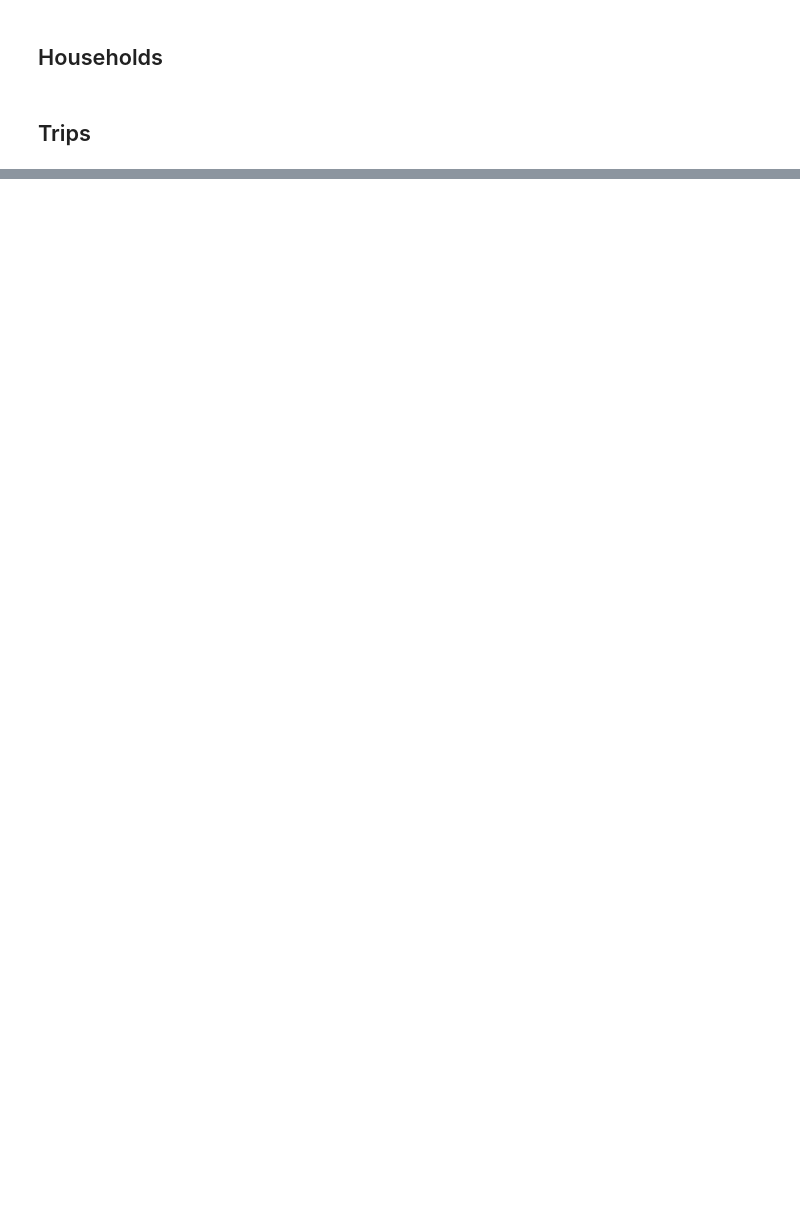
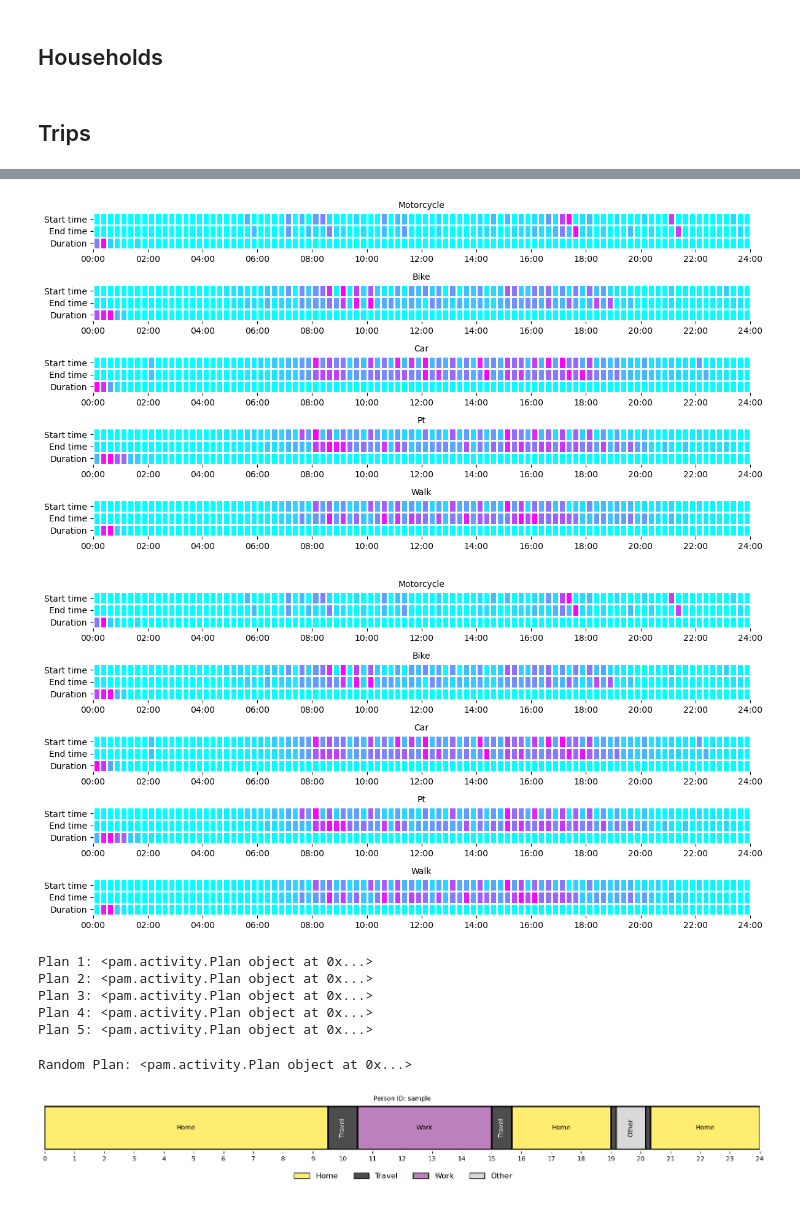
Before and after one commit to Urban-Analytics-Technology-Platform/acbm, a Jupyter notebook: notebooks/sandbox_exploring_pam.ipynb, the cells around one changed output, grey strips where cells are left out. Drawn from its saved outputs; the diff is of its cells as text; code cells hidden in the pictures; blank space fills up the shorter version.

```diff
--- a/notebooks/sandbox_exploring_pam.ipynb
+++ b/notebooks/sandbox_exploring_pam.ipynb
@@ -331,3 +381,9 @@ activity_chains_all.head(10)
 # Prepare data fro PAM
 # %% [markdown]
 ## Individuals
+# %%
+individuals = activity_chains_all[['id', 'household', 'age_years']].drop_duplicates(subset=['id'])
+
+# rename columns
+individuals = individuals.rename(columns={"id": "pid", "household": "hid"})
+individuals.head(10)
@@ -918,0 +406,12 @@ Person: 2022003508
+# %%
+trips = activity_chains_all[['id', 'household', 'seq', 'hzone', 'ozone', 'dzone', 'dact', 'mode', 'tst', 'tet']]
+
+# rename columns
+trips = trips.rename(columns={"id": "pid", "household": "hid", "dact": "purp"})
+
+# Drop NA values in tst and tet columns and convert to int
+trips = trips.dropna(subset=['tst', 'tet'])
+trips['tst'] = trips['tst'].astype(int)
+trips['tet'] = trips['tet'].astype(int)
+
+trips.head(10)
@@ -918,0 +430,5 @@ Person: 2022003508
+# %%
+# replace Nan values in ozone and dzone with "na"
+trips['ozone'] = trips['ozone'].apply(lambda x: None if pd.isna(x) else x)
+trips['dzone'] = trips['dzone'].apply(lambda x: None if pd.isna(x) else x)
+trips.head(100)
@@ -918,0 +454,7 @@ Person: 2022003508
+# %%
+population = pam.read.load_travel_diary(
+    trips = trips,
+    persons_attributes = individuals,
+    tour_based = False
+    #hhs_attributes = None,
+    )
@@ -918,0 +486,41 @@ Person: 2022003508
+# %%
+plot_leg_times(population)
+# %% [output]
+[figure, added]
+[figure, added]
+# %%
+plans_iterator = population.plans()
+
+# Initialize a list to store the first 5 plans
+first_five_plans = []
+
+# Iterate over the first 5 plans and print them
+for i in range(5):
+    try:
+        plan = next(plans_iterator)
+        first_five_plans.append(plan)
+        print(f"Plan {i+1}: {plan}")
+    except StopIteration:
+        print("No more plans available.")
+        break
+# %% [output]
+Plan 1: <pam.activity.Plan object at 0x...>
+Plan 2: <pam.activity.Plan object at 0x...>
+Plan 3: <pam.activity.Plan object at 0x...>
+Plan 4: <pam.activity.Plan object at 0x...>
+Plan 5: <pam.activity.Plan object at 0x...>
+# %%
+import random
+# Get the iterator for plans
+plans_iterator = population.plans()
+all_plans = list(plans_iterator)
+
+
+random_plan = random.choice(all_plans)
+print(f"Random Plan: {random_plan}")
+# %% [output]
+Random Plan: <pam.activity.Plan object at 0x...>
+# %%
+random_plan.plot()
+# %% [output]
+[figure, added]
```
Also changed, not shown: parts of 50 cells of this notebook.
